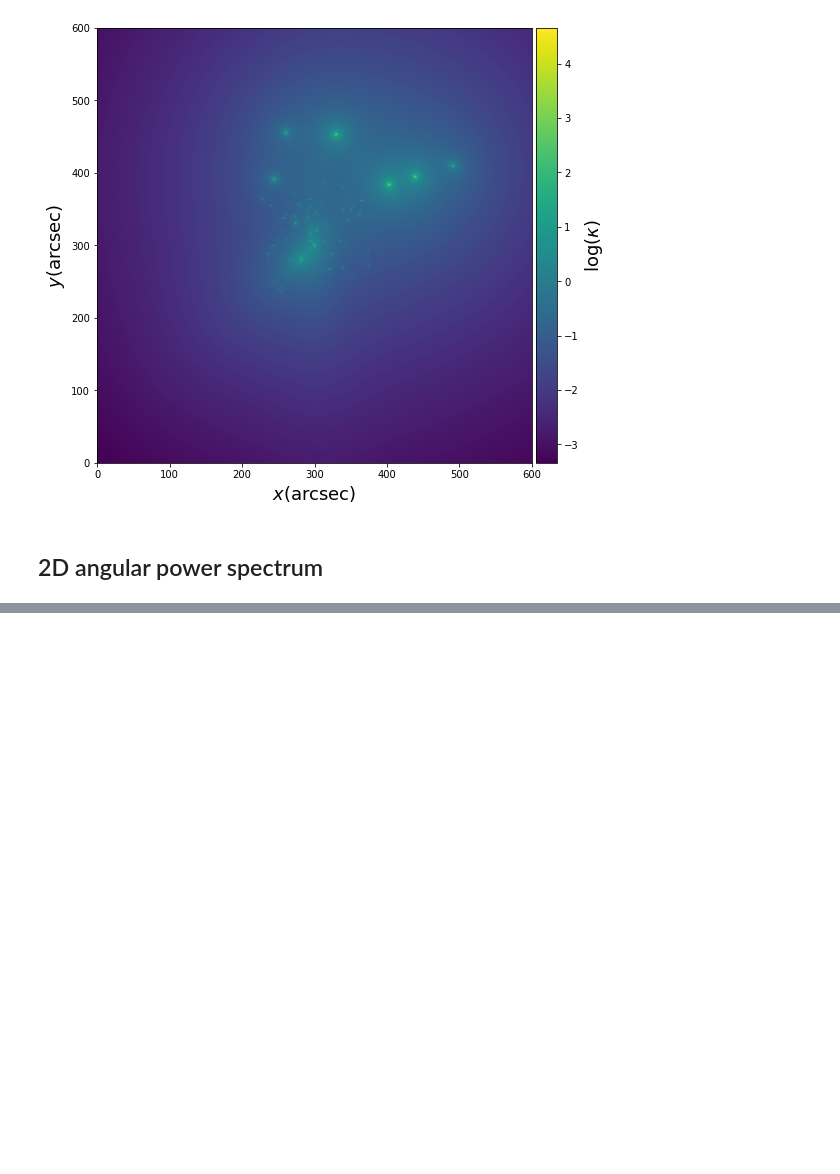
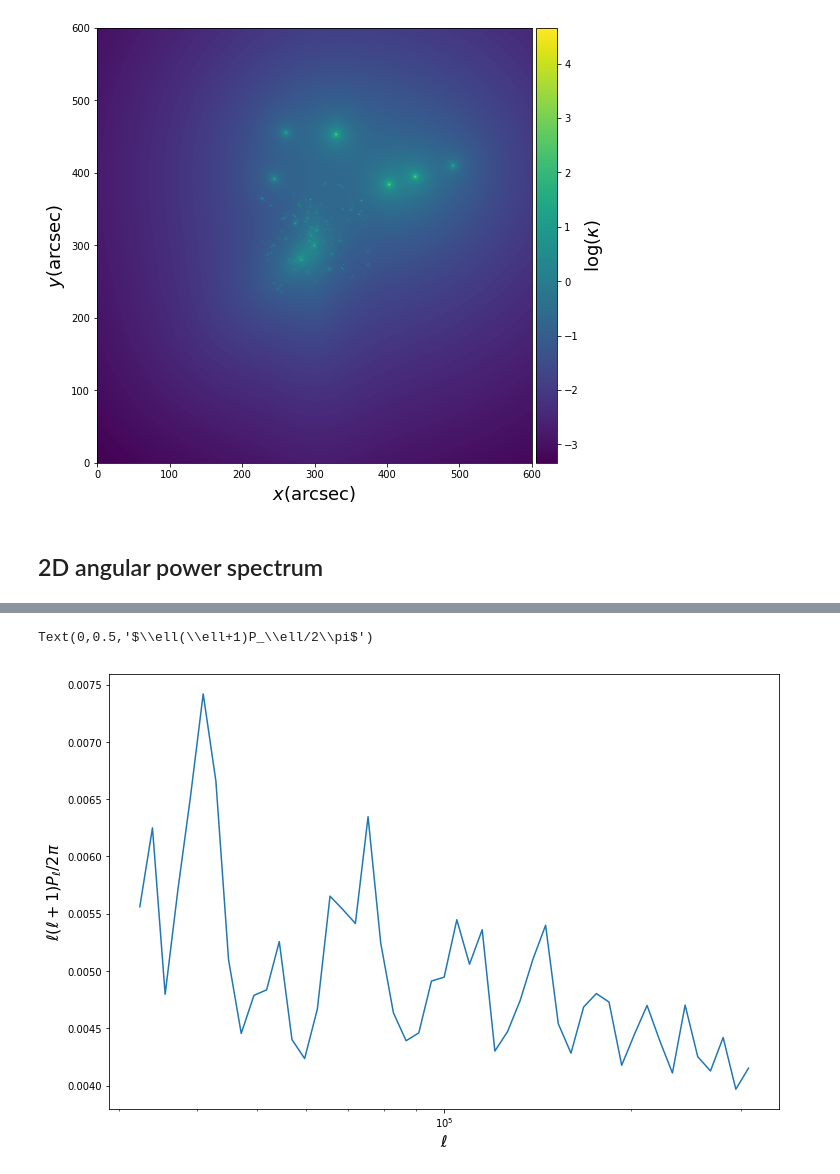
Before and after one commit to apetri/Notebooks, a Jupyter notebook: hlsp_frontier_lensing.ipynb, the cells around one changed output, grey strips where cells are left out. Cells and saved outputs as stored; diff of their text form; code cells hidden in the pictures; blank space fills up the shorter version.

Commit message:
add average power spectrum over 200 realizations

```diff
--- a/hlsp_frontier_lensing.ipynb
+++ b/hlsp_frontier_lensing.ipynb
@@ -76,0 +116,13 @@ Text(0,0.5,'$\\ell(\\ell+1)P_\\ell/2\\pi$')
+# %%
+def measureKappaPowerSpectrum(ell_bins,ns,map_root="hlsp_maps/range/hlsp_frontier_model_abell2744_cats-map{0:03d}_v4.1_kappa.fits"):
+    ps = np.zeros((len(ns),len(ell_bins)-1))
+    for i,n in enumerate(ns):
+        map_fname = map_root.format(n)
+        print("[+] Measuring kappa power spectrum in map: "+map_fname)
+        conv = lt.image.convergence.ConvergenceMap.load(map_fname,format=loadConvergenceMap)
+        ell,pn = conv.powerSpectrum(ell_bins)
+        ps[i,:] = pn
+
+    return ell,ps
+# %%
+ell,kappa_ps = measureKappaPowerSpectrum(ell_bins,range(200))
@@ -76,0 +147,11 @@ Text(0,0.5,'$\\ell(\\ell+1)P_\\ell/2\\pi$')
+# %%
+fig,ax = plt.subplots(figsize=(12,8))
+
+ax.plot(ell,ell*(ell+1)*kappa_ps.mean(0)/(2*np.pi))
+ax.set_xscale("log")
+
+ax.set_xlabel(r"$\ell$",fontsize=16)
+ax.set_ylabel(r"$\ell(\ell+1)P_\ell/2\pi$",fontsize=16)
+# %% [output]
+Text(0,0.5,'$\\ell(\\ell+1)P_\\ell/2\\pi$')
+[figure, added]
```
Also changed, not shown: parts of 10 cells of this notebook.
